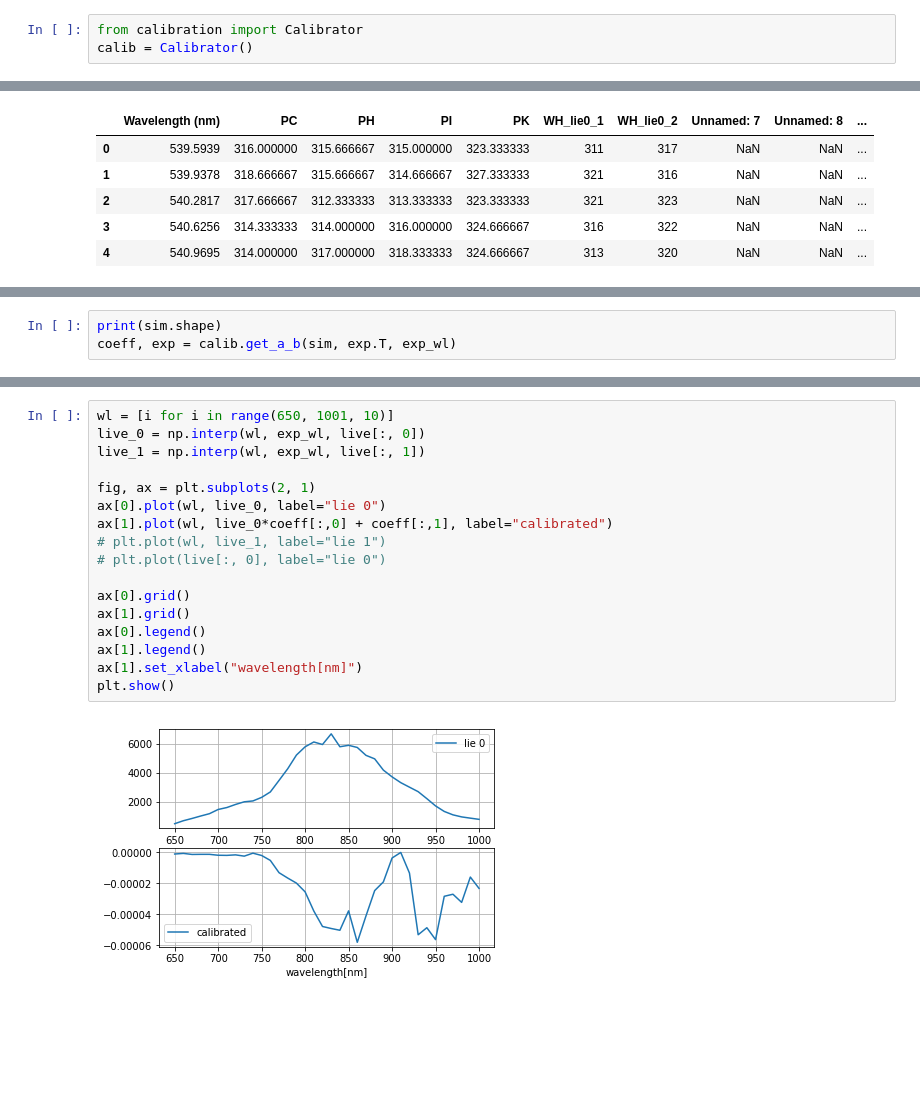
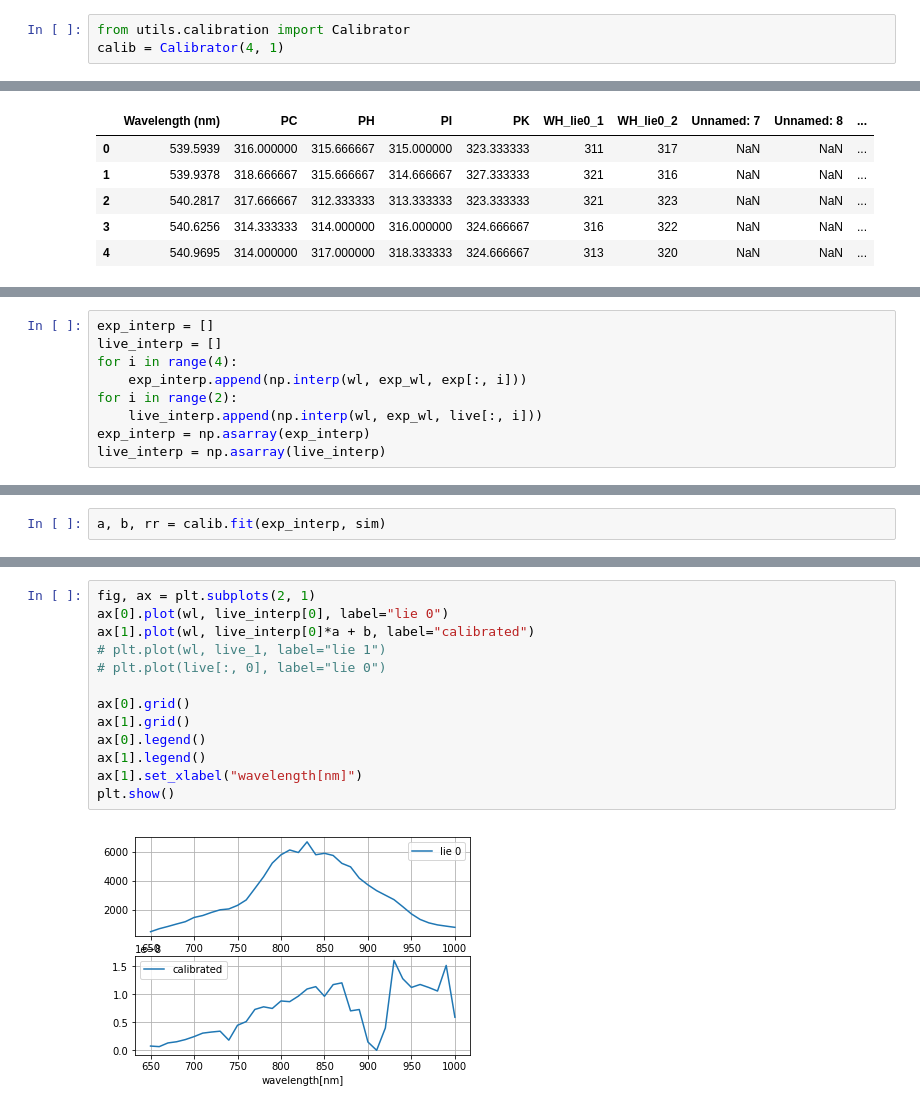
Before and after one commit to ToastCheng/ijv, a Jupyter notebook: calibrate_test.ipynb, the cells around one changed output, grey strips where cells are left out. Cells and saved outputs as stored; diff of their text form; blank space fills up the shorter version.

```diff
--- a/calibrate_test.ipynb
+++ b/calibrate_test.ipynb
@@ -27,5 +57,5 @@ df.to_csv("CHIK/sim_spec.csv", index=None)
 # %%
-from calibration import Calibrator
-calib = Calibrator()
+from utils.calibration import Calibrator
+calib = Calibrator(4, 1)
 # %%
 sim = df.iloc[:, 1:].values.T
@@ -49,3 +84,0 @@ live = df_0111.iloc[:, 5:7].values
-# %%
-print(sim.shape)
-coeff, exp = calib.get_a_b(sim, exp.T, exp_wl)
@@ -86,0 +85,9 @@ for x, y in zip(sim, exp):
+# %%
+exp_interp = []
+live_interp = []
+for i in range(4):
+    exp_interp.append(np.interp(wl, exp_wl, exp[:, i]))
+for i in range(2):
+    live_interp.append(np.interp(wl, exp_wl, live[:, i]))
+exp_interp = np.asarray(exp_interp)
+live_interp = np.asarray(live_interp)
@@ -86,0 +98,2 @@ for x, y in zip(sim, exp):
+# %%
+a, b, rr = calib.fit(exp_interp, sim)
@@ -94,22 +122,18 @@ r_square
 # %%
-wl = [i for i in range(650, 1001, 10)]
-live_0 = np.interp(wl, exp_wl, live[:, 0])
-live_1 = np.interp(wl, exp_wl, live[:, 1])
-
 fig, ax = plt.subplots(2, 1)
-ax[0].plot(wl, live_0, label="lie 0")
-ax[1].plot(wl, live_0*coeff[:,0] + coeff[:,1], label="calibrated")
+ax[0].plot(wl, live_interp[0], label="lie 0")
+ax[1].plot(wl, live_interp[0]*a + b, label="calibrated")
 # plt.plot(wl, live_1, label="lie 1")
 # plt.plot(live[:, 0], label="lie 0")
 
 ax[0].grid()
 ax[1].grid()
 ax[0].legend()
 ax[1].legend()
 ax[1].set_xlabel("wavelength[nm]")
 plt.show()
 # %% [output]
-[figure, old version]
+[figure, new version]
 # %%
 fig, ax = plt.subplots(2, 1)
 ax[0].plot(wl, live_1, label="lie 1")
```
Also changed, not shown: parts of 17 cells of this notebook, 3 other files.
